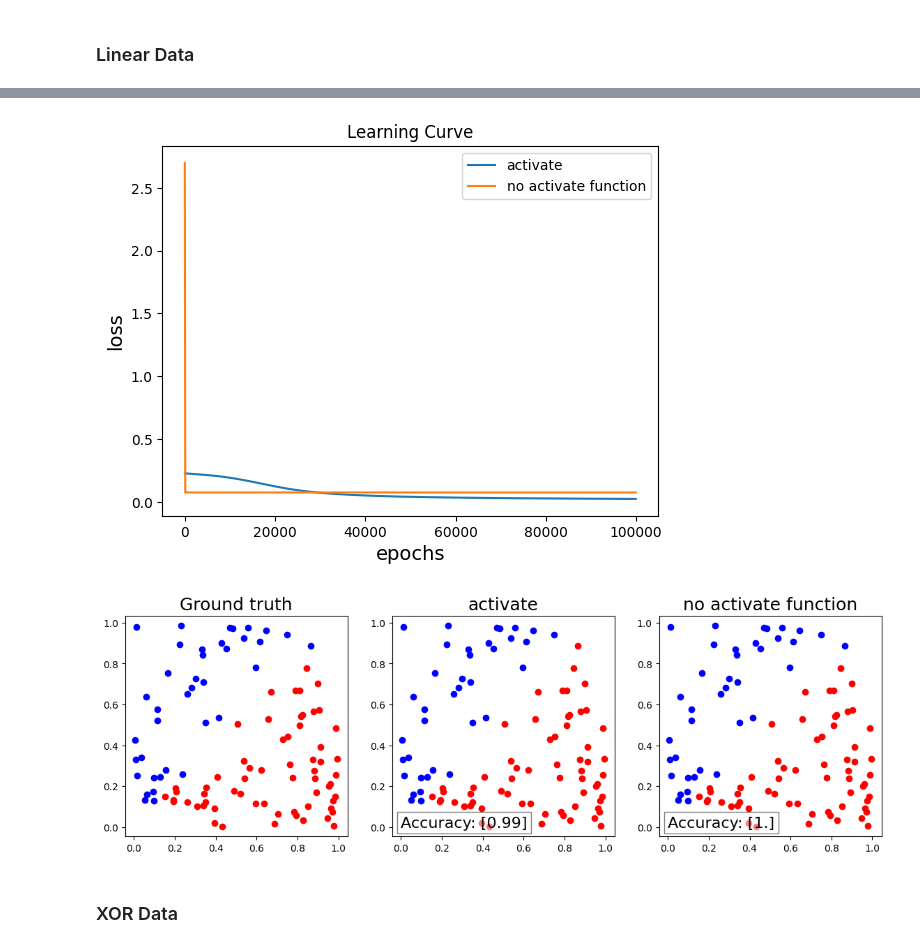
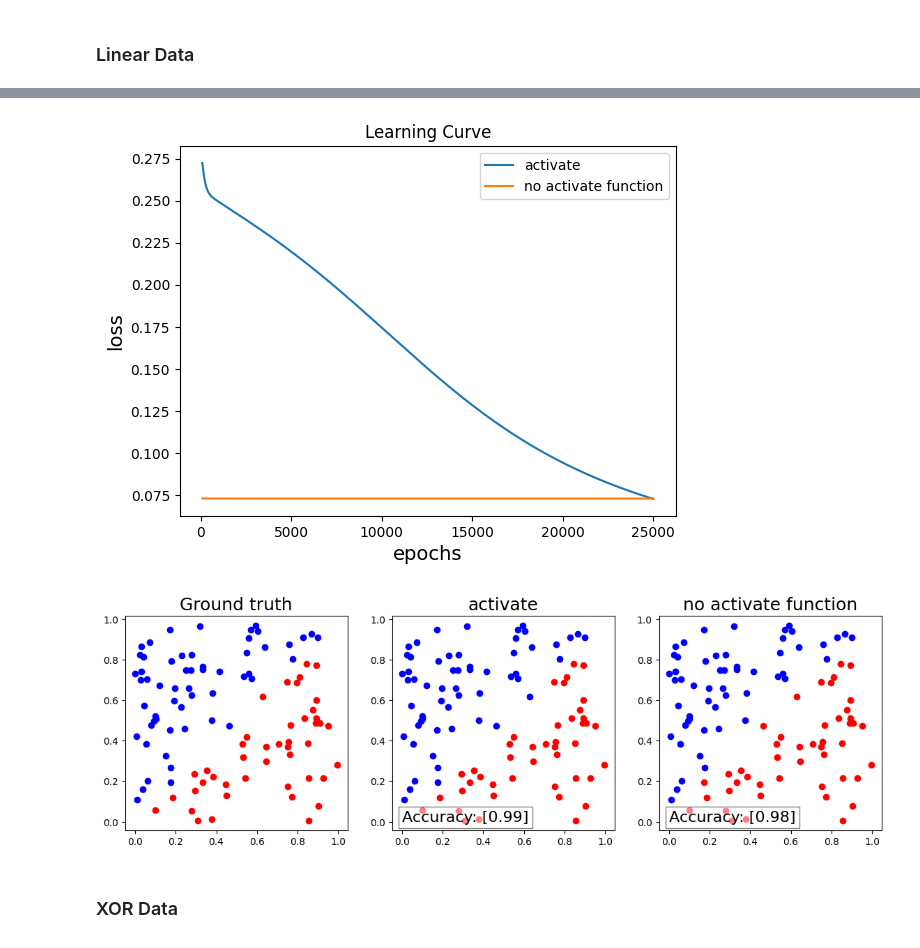
Before and after one commit to kent01287/2024_NYCU_DLP, a Jupyter notebook: Lab1/main.ipynb, the cells around one changed output, grey strips where cells are left out. Saved outputs shown, nothing was run; the diff lists cells and outputs as text; code cells hidden in the pictures.

```diff
--- a/Lab1/main.ipynb
+++ b/Lab1/main.ipynb
@@ -174,7 +174,7 @@ def compare(x,y,mode1,model2,label1,label2):
         y_test = model1.forward(x)
         loss = model1.back_propagation(x, y)
 
-        if(epoch % 5000 == 0):
+        if(epoch % 1000 == 0):
             print(f"epoch: {epoch} loss: {loss}")
         #每100更新loss
         if(epoch % 100 == 0):
@@ -217,7 +217,7 @@ def compare(x,y,mode1,model2,label1,label2):
         y_test = model2.forward(x)
         loss = model2.back_propagation(x, y)
 
-        if(epoch % 5000 == 0):
+        if(epoch % 1000 == 0):
             print(f"epoch: {epoch} loss: {loss}")
         #每100更新loss
         if(epoch % 100 == 0):
@@ -1050,7 +739,7 @@ show_result_layer(x_xor,y_xor,y_pred_xor_2layer,y_pred_xor_4layer)
 ### Linear Data
 # %%
 x,y =generate_linear()
-epochs = 100000
+epochs = 25000
 model1 =Model(learning_rate= 1e-4)
 model2 = Model(activate="None",learning_rate= 1e-4 )
 # training
@@ -1075,6 +764,6 @@ accuracy:  100.0 %
 ---------------LR curve---------------
-[figure, old version]
+[figure, new version]
-[figure, old version]
+[figure, new version]
 # %% [markdown]
 ### XOR Data
 # %%
```
Also changed, not shown: parts of 23 cells of this notebook.
